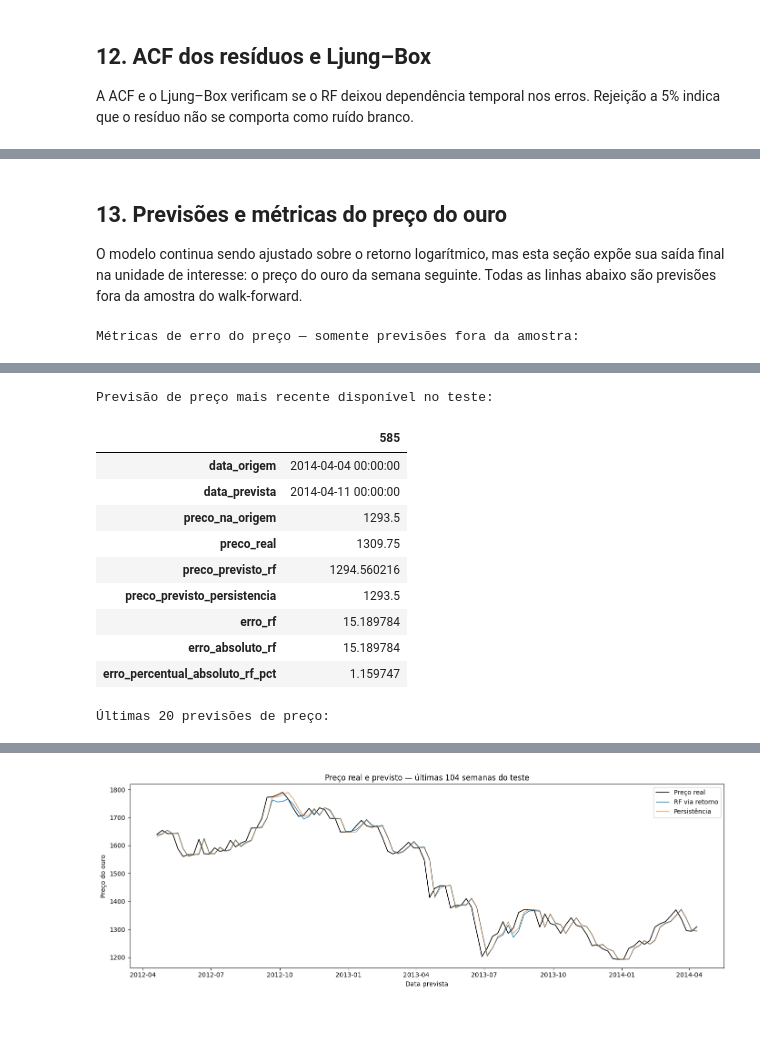
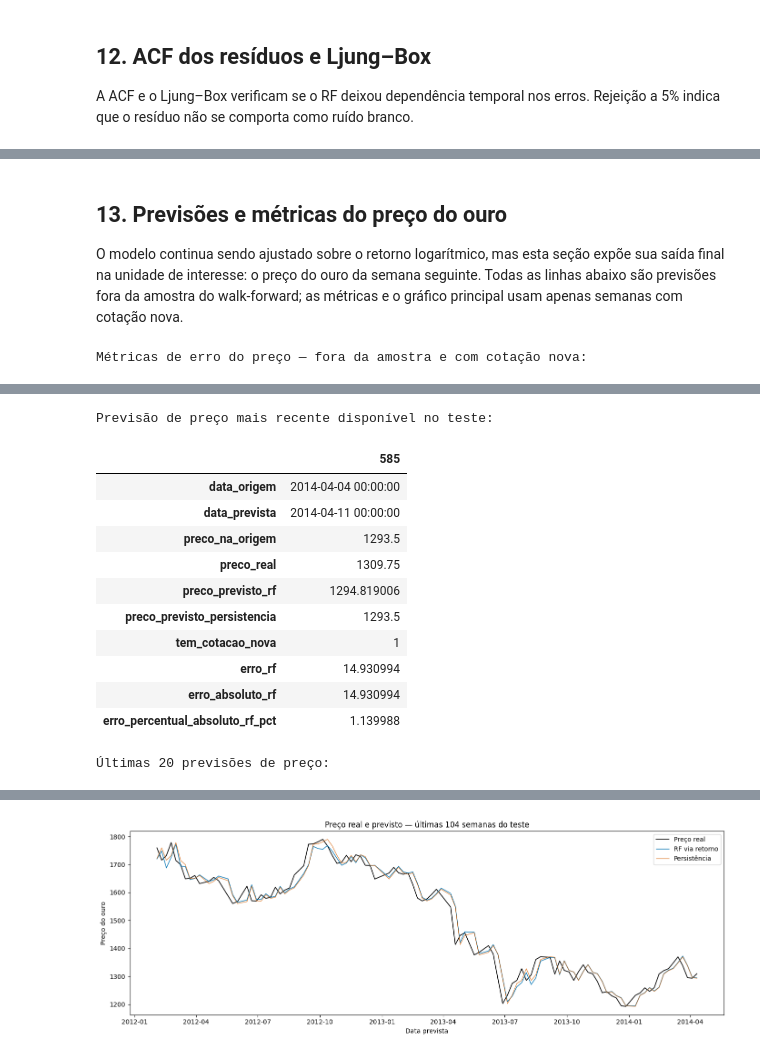
Before and after one commit to lemosriosl/TrabalhoDanielModelos, a Jupyter notebook: notebooks/base_05-grupo5_RF_retorno.ipynb, the cells around one changed output, grey strips where cells are left out. Drawn from its saved outputs; the diff is of its cells as text; code cells hidden in the pictures; blank space fills up the shorter version.

```diff
--- a/notebooks/base_05-grupo5_RF_retorno.ipynb
+++ b/notebooks/base_05-grupo5_RF_retorno.ipynb
@@ -5,6 +5,7 @@ from pathlib import Path
 import hashlib
 import json
 import platform
+import sys
 import time
 
 import matplotlib.pyplot as plt
@@ -23,12 +24,17 @@ from statsmodels.tsa.stattools import adfuller
 
 def find_project_root(start):
     for candidate in (start, *start.parents):
-        if (candidate / 'config' / 'projeto.yaml').is_file():
+        if (candidate / 'projeto.yaml').is_file() or (candidate / 'config' / 'projeto.yaml').is_file():
             return candidate
     raise FileNotFoundError('Execute a partir do projeto ou de uma subpasta dele.')
 
 
 ROOT = find_project_root(Path.cwd().resolve())
+SRC_PATH = ROOT / 'src'
+if str(SRC_PATH) not in sys.path:
+    sys.path.insert(0, str(SRC_PATH))
+
+from series_temporais.data.preparacao_base5 import selecionar_alvos_observados
 # %%
 PRIMITIVAS = ['DATE', 'GOLD_PRICE', 'TREASURY_10Y', 'FED_FUNDS_RATE']
 
@@ -359,18 +365,22 @@ split_index = int(len(model_df) * TRAIN_RATIO)
 first_test_origin = model_df.iloc[split_index].DATE
 train_df = model_df.iloc[:split_index].loc[lambda x: x.target_date < first_test_origin].reset_index(drop=True)
 test_df = model_df.iloc[split_index:].reset_index(drop=True)
-X_train, y_train = train_df[feature_columns], train_df[TARGET]
+training_df = selecionar_alvos_observados(train_df)
+X_train, y_train = training_df[feature_columns], training_df[TARGET]
 X_test, y_test = test_df[feature_columns], test_df[TARGET]
 assert train_df.target_date.max() < test_df.DATE.min()
 assert not set(derived_source_columns).intersection(feature_columns)
+assert 'target_has_new_quote' not in feature_columns
+assert training_df.target_has_new_quote.eq(1).all()
 
 def adf_row(name, series):
     result = adfuller(series.dropna(), autolag='AIC')
     return {'serie': name, 'estatistica': result[0], 'p_valor': result[1], 'lags': result[2]}
 display(pd.DataFrame({
-    'recorte': ['treino', 'teste'], 'linhas': [len(train_df), len(test_df)],
-    'inicio_origem': [train_df.DATE.min(), test_df.DATE.min()],
-    'fim_origem': [train_df.DATE.max(), test_df.DATE.max()],
+    'recorte': ['treino — grade completa', 'treino — alvos observados', 'teste'],
+    'linhas': [len(train_df), len(training_df), len(test_df)],
+    'inicio_origem': [train_df.DATE.min(), training_df.DATE.min(), test_df.DATE.min()],
+    'fim_origem': [train_df.DATE.max(), training_df.DATE.max(), test_df.DATE.max()],
 }))
 display(pd.DataFrame([
     adf_row('log do preço semanal — treino', train_df.log_price_t),
@@ -408,7 +419,7 @@ candidates = [
     {'n_estimators': 250, 'max_depth': 6, 'min_samples_split': 10, 'min_samples_leaf': 3, 'max_features': .7},
     {'n_estimators': 250, 'max_depth': 12, 'min_samples_split': 5, 'min_samples_leaf': 2, 'max_features': .7},
 ]
-cv_splits = purged_time_series_splits(train_df.DATE, train_df.target_date, n_splits=3)
+cv_splits = purged_time_series_splits(training_df.DATE, training_df.target_date, n_splits=3)
 search_rows = []
 search_start = time.perf_counter()
 for candidate_id, params in enumerate(candidates, start=1):
@@ -465,7 +476,8 @@ for block_start in range(0, len(test_df), REFIT_EVERY):
     block_end = min(block_start + REFIT_EVERY, len(test_df))
     current_origin = test_df.iloc[block_start].DATE
     known_test = test_df.target_date < current_origin
-    history = pd.concat([train_df, test_df.loc[known_test]], ignore_index=True)
+    history_all = pd.concat([train_df, test_df.loc[known_test]], ignore_index=True)
+    history = selecionar_alvos_observados(history_all)
     model = RandomForestRegressor(**best_params, random_state=RANDOM_STATE, n_jobs=-1)
     fit_start = time.perf_counter()
     model.fit(history[feature_columns], history[TARGET])
@@ -474,7 +486,8 @@ for block_start in range(0, len(test_df), REFIT_EVERY):
     training_cutoff = history.target_date.max()
     training_cutoffs.extend([training_cutoff] * (block_end - block_start))
     fit_rows.append({
-        'origem_refit': current_origin, 'linhas_treino': len(history),
+        'origem_refit': current_origin, 'linhas_historico': len(history_all),
+        'linhas_alvos_observados': len(history),
         'inicio_bloco': block_start, 'fim_bloco_exclusivo': block_end,
         'fit_seconds': time.perf_counter() - fit_start,
     })
@@ -710,11 +730,12 @@ display(ljung_box)
 
 O modelo continua sendo ajustado sobre o retorno logarítmico, mas esta seção
 expõe sua saída final na unidade de interesse: o preço do ouro da semana
-seguinte. Todas as linhas abaixo são previsões fora da amostra do walk-forward.
+seguinte. Todas as linhas abaixo são previsões fora da amostra do walk-forward;
+as métricas e o gráfico principal usam apenas semanas com cotação nova.
 # %%
 price_forecasts = predictions[[
     'DATE', 'target_date', 'price_t', 'target_price_t_plus_1',
-    'price_pred_rf', 'price_pred_persistence',
+    'price_pred_rf', 'price_pred_persistence', 'target_has_new_quote',
 ]].copy()
 price_forecasts = price_forecasts.rename(columns={
     'DATE': 'data_origem',
@@ -723,6 +744,7 @@ price_forecasts = price_forecasts.rename(columns={
     'target_price_t_plus_1': 'preco_real',
     'price_pred_rf': 'preco_previsto_rf',
     'price_pred_persistence': 'preco_previsto_persistencia',
+    'target_has_new_quote': 'tem_cotacao_nova',
 })
 price_forecasts['erro_rf'] = price_forecasts.preco_real - price_forecasts.preco_previsto_rf
 price_forecasts['erro_absoluto_rf'] = price_forecasts.erro_rf.abs()
@@ -732,8 +754,9 @@ price_forecasts['erro_percentual_absoluto_rf_pct'] = (
 
 
 def price_metric_row(name, values):
-    actual = price_forecasts.preco_real
-    predicted = np.asarray(values)
+    mask = price_forecasts.tem_cotacao_nova.eq(1)
+    actual = price_forecasts.loc[mask, 'preco_real']
+    predicted = np.asarray(values)[mask.to_numpy()]
     return {
         'modelo': name,
         'observacoes': len(actual),
@@ -757,14 +780,14 @@ price_error_metrics['skill_MAE_vs_persistencia'] = (
     1 - price_error_metrics.MAE_preco / baseline_mae_price
 )
 
-print('Métricas de erro do preço — somente previsões fora da amostra:')
+print('Métricas de erro do preço — fora da amostra e com cotação nova:')
 display(price_error_metrics)
 print('Previsão de preço mais recente disponível no teste:')
 display(price_forecasts.tail(1).T)
 print('Últimas 20 previsões de preço:')
 display(price_forecasts.tail(20))
 
-plot_data = price_forecasts.tail(104)
+plot_data = price_forecasts.loc[price_forecasts.tem_cotacao_nova.eq(1)].tail(104)
 fig, ax = plt.subplots(figsize=(14, 5))
 ax.plot(plot_data.data_prevista, plot_data.preco_real, label='Preço real', color='black', lw=1.2)
 ax.plot(plot_data.data_prevista, plot_data.preco_previsto_rf,
@@ -776,5 +799,5 @@ ax.set(title='Preço real e previsto — últimas 104 semanas do teste',
 ax.legend()
 plt.tight_layout(); plt.show()
 # %% [output]
-Métricas de erro do preço — somente previsões fora da amostra:
+Métricas de erro do preço — fora da amostra e com cotação nova:
 |  | modelo | observacoes | MAE_preco | RMSE_preco | MedAE_preco | MAPE_preco_pct | R2_preco | ... |
@@ -786,10 +809,11 @@ Previsão de preço mais recente disponível no teste:
 | data_prevista | 2014-04-11 00:00:00 |
 | preco_na_origem | 1293.5 |
 | preco_real | 1309.75 |
-| preco_previsto_rf | 1294.560216 |
+| preco_previsto_rf | 1294.819006 |
 | preco_previsto_persistencia | 1293.5 |
-| erro_rf | 15.189784 |
-| erro_absoluto_rf | 15.189784 |
-| erro_percentual_absoluto_rf_pct | 1.159747 |
+| tem_cotacao_nova | 1 |
+| erro_rf | 14.930994 |
+| erro_absoluto_rf | 14.930994 |
+| erro_percentual_absoluto_rf_pct | 1.139988 |
 Últimas 20 previsões de preço:
 |  | data_origem | data_prevista | preco_na_origem | preco_real | preco_previsto_rf | preco_previsto_persistencia | ... |
@@ -812 +836 @@ Previsão de preço mais recente disponível no teste:
-[figure, old version]
+[figure, new version]
```
Also changed, not shown: parts of 11 cells of this notebook, 4 other files.
